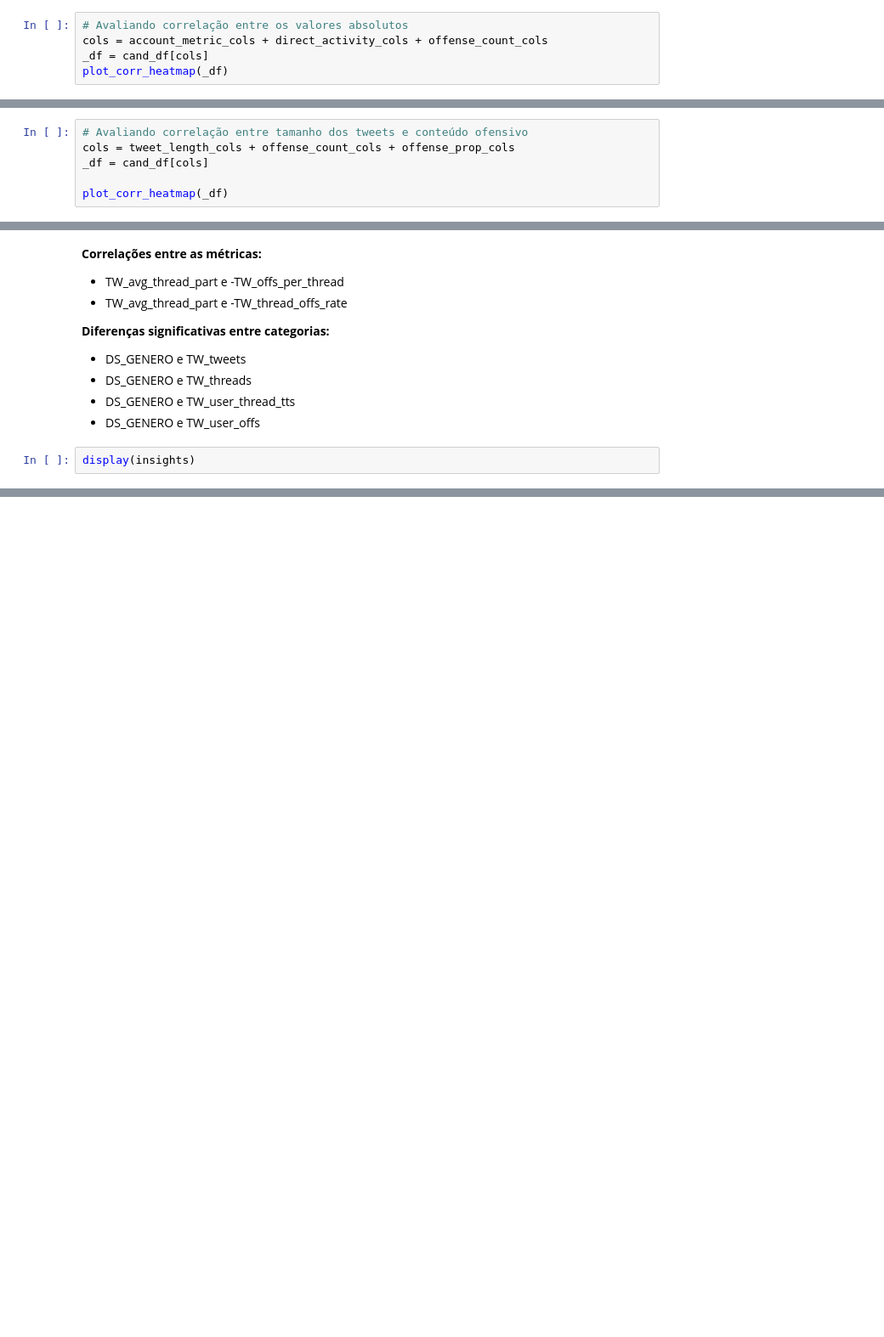
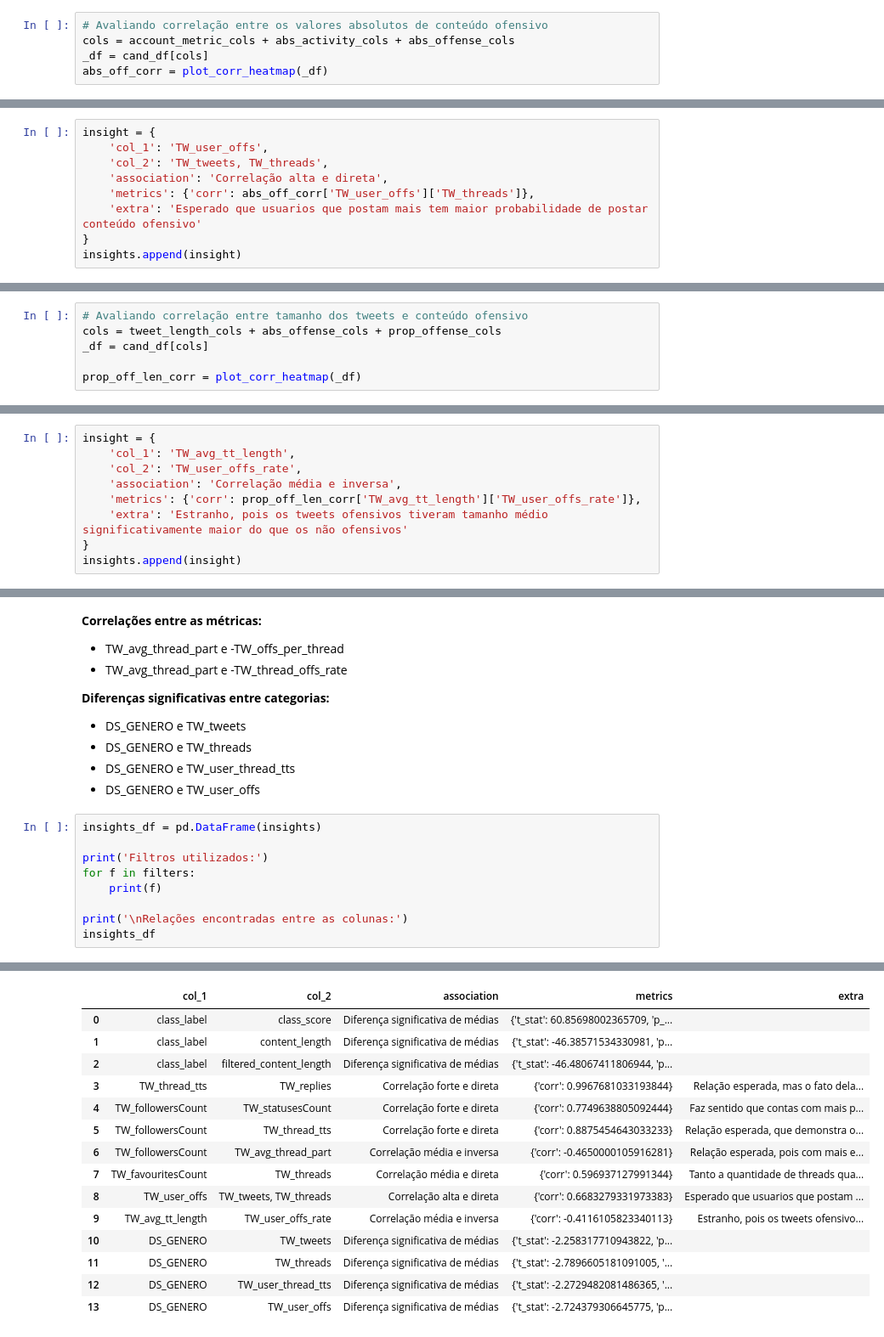
Before and after one commit to thiago-paim/projeto-tera, a Jupyter notebook: notebooks/ft_hf_results_analysis.ipynb, the cells around one changed output, grey strips where cells are left out. Shown at 85% size. Cells and saved outputs as stored; diff of their text form; blank space fills up the shorter version.

```diff
--- a/notebooks/ft_hf_results_analysis.ipynb
+++ b/notebooks/ft_hf_results_analysis.ipynb
@@ -1381,8 +1564,8 @@ Vamos agora avaliar a correlação entre estas variáveis para poder confirmar n
 # %%
-# Avaliando correlação entre os valores absolutos
-cols = account_metric_cols + direct_activity_cols + offense_count_cols
+# Avaliando correlação entre os valores absolutos de conteúdo ofensivo
+cols = account_metric_cols + abs_activity_cols + abs_offense_cols
 _df = cand_df[cols]
-plot_corr_heatmap(_df)
+abs_off_corr = plot_corr_heatmap(_df)
 # %% [output]
 [figure]
 # %% [markdown]
@@ -1391,5 +1574,14 @@ plot_corr_heatmap(_df)
     - Esperado, afinal usuarios que postem mais tem maior probabilidade de postar conteúdo ofensivo
 - Relação média com TW_favouritesCount
     - Esta relação chama atenção à principio, mas como TW_favouritesCount também tem uma correlação muito forte com 'TW_tweets', 'TW_threads' isso faz sentido
+# %%
+insight = {
+    'col_1': 'TW_user_offs',
+    'col_2': 'TW_tweets, TW_threads',
+    'association': 'Correlação alta e direta',
+    'metrics': {'corr': abs_off_corr['TW_user_offs']['TW_threads']},
+    'extra': 'Esperado que usuarios que postam mais tem maior probabilidade de postar conteúdo ofensivo'
+}
+insights.append(insight)
 # %%
 # Avaliando correlação entre as taxas
@@ -1401,10 +1593,10 @@ plot_corr_heatmap(_df)
 [figure]
 # %%
 # Avaliando correlação entre tamanho dos tweets e conteúdo ofensivo
-cols = tweet_length_cols + offense_count_cols + offense_prop_cols
+cols = tweet_length_cols + abs_offense_cols + prop_offense_cols
 _df = cand_df[cols]
 
-plot_corr_heatmap(_df)
+prop_off_len_corr = plot_corr_heatmap(_df)
 # %% [output]
 [figure]
 # %% [markdown]
@@ -1414 +1607,10 @@ plot_corr_heatmap(_df)
+# %%
+insight = {
+    'col_1': 'TW_avg_tt_length',
+    'col_2': 'TW_user_offs_rate',
+    'association': 'Correlação média e inversa',
+    'metrics': {'corr': prop_off_len_corr['TW_avg_tt_length']['TW_user_offs_rate']},
+    'extra': 'Estranho, pois os tweets ofensivos tiveram tamanho médio significativamente maior do que os não ofensivos'
+}
+insights.append(insight)
 # %% [markdown]
@@ -1637,5 +1803,12 @@ Nenhuma coluna apresentou diferença significativa para ST_REELEICAO
 - DS_GENERO e TW_user_thread_tts
 - DS_GENERO e TW_user_offs
 # %%
-display(insights)
+insights_df = pd.DataFrame(insights)
+
+print('Filtros utilizados:')
+for f in filters:
+    print(f)
+
+print('\nRelações encontradas entre as colunas:')
+insights_df
 # %% [output]
@@ -1649,0 +1823,15 @@ display(insights)
+|  | col_1 | col_2 | association | metrics | extra |
+| 0 | class_label | class_score | Diferença significativa de médias | {'t_stat': 60.85698002365709, 'p_... |  |
+| 1 | class_label | content_length | Diferença significativa de médias | {'t_stat': -46.38571534330981, 'p... |  |
+| 2 | class_label | filtered_content_length | Diferença significativa de médias | {'t_stat': -46.48067411806944, 'p... |  |
+| 3 | TW_thread_tts | TW_replies | Correlação forte e direta | {'corr': 0.9967681033193844} | Relação esperada, mas o fato dela... |
+| 4 | TW_followersCount | TW_statusesCount | Correlação forte e direta | {'corr': 0.7749638805092444} | Faz sentido que contas com mais p... |
+| 5 | TW_followersCount | TW_thread_tts | Correlação forte e direta | {'corr': 0.8875454643033233} | Relação esperada, que demonstra o... |
+| 6 | TW_followersCount | TW_avg_thread_part | Correlação média e inversa | {'corr': -0.4650000105916281} | Relação esperada, pois com mais e... |
+| 7 | TW_favouritesCount | TW_threads | Correlação média e direta | {'corr': 0.596937127991344} | Tanto a quantidade de threads qua... |
+| 8 | TW_user_offs | TW_tweets, TW_threads | Correlação alta e direta | {'corr': 0.6683279331973383} | Esperado que usuarios que postam ... |
+| 9 | TW_avg_tt_length | TW_user_offs_rate | Correlação média e inversa | {'corr': -0.4116105823340113} | Estranho, pois os tweets ofensivo... |
+| 10 | DS_GENERO | TW_tweets | Diferença significativa de médias | {'t_stat': -2.258317710943822, 'p... |  |
+| 11 | DS_GENERO | TW_threads | Diferença significativa de médias | {'t_stat': -2.7896605181091005, '... |  |
+| 12 | DS_GENERO | TW_user_thread_tts | Diferença significativa de médias | {'t_stat': -2.2729482081486365, '... |  |
+| 13 | DS_GENERO | TW_user_offs | Diferença significativa de médias | {'t_stat': -2.724379306645775, 'p... |  |
```
Also changed, not shown: parts of 118 cells of this notebook.
